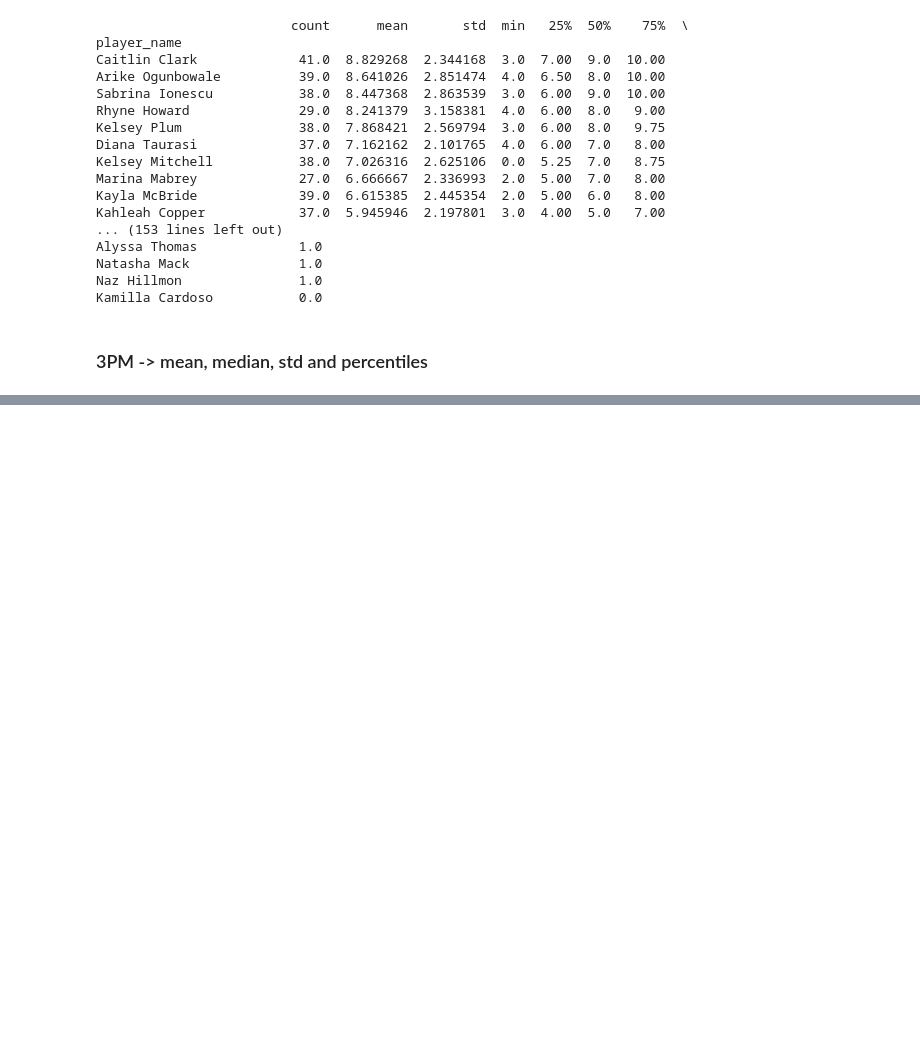
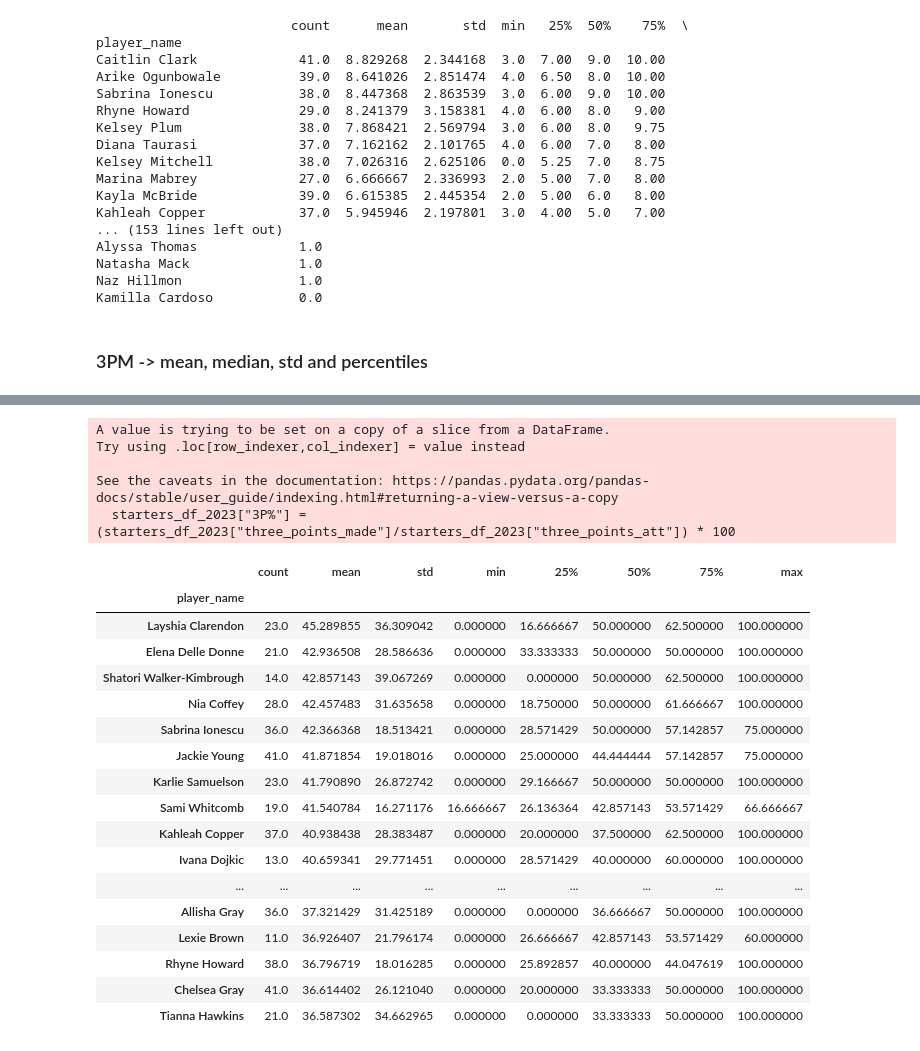
Before and after one commit to sequitria/Learning-Data-Science-via-Sports-Betting, a Jupyter notebook: summarise.ipynb, the cells around one changed output, grey strips where cells are left out. Drawn from its saved outputs; the diff is of its cells as text; code cells hidden in the pictures; blank space fills up the shorter version.

```diff
--- a/summarise.ipynb
+++ b/summarise.ipynb
@@ -327,0 +473,27 @@ Naz Hillmon               19.0  0.000000  0.000000  0.0  0.00  0.0  0.00  0.0
+# %%
+starters_df_2023["3P%"] = (starters_df_2023["three_points_made"]/starters_df_2023["three_points_att"]) * 100
+starters_df_2023.groupby("player_name")["3P%"].describe().query("count >= 10").sort_values("mean", ascending=False).head(20)
+# %% [output]
+A value is trying to be set on a copy of a slice from a DataFrame.
+Try using .loc[row_indexer,col_indexer] = value instead
+
+See the caveats in the documentation: https://pandas.pydata.org/pandas-docs/stable/user_guide/indexing.html#returning-a-view-versus-a-copy
+  starters_df_2023["3P%"] = (starters_df_2023["three_points_made"]/starters_df_2023["three_points_att"]) * 100
+|  | count | mean | std | min | 25% | 50% | 75% | max |
+| player_name |  |  |  |  |  |  |  |  |
+| Layshia Clarendon | 23.0 | 45.289855 | 36.309042 | 0.000000 | 16.666667 | 50.000000 | 62.500000 | 100.000000 |
+| Elena Delle Donne | 21.0 | 42.936508 | 28.586636 | 0.000000 | 33.333333 | 50.000000 | 50.000000 | 100.000000 |
+| Shatori Walker-Kimbrough | 14.0 | 42.857143 | 39.067269 | 0.000000 | 0.000000 | 50.000000 | 62.500000 | 100.000000 |
+| Nia Coffey | 28.0 | 42.457483 | 31.635658 | 0.000000 | 18.750000 | 50.000000 | 61.666667 | 100.000000 |
+| Sabrina Ionescu | 36.0 | 42.366368 | 18.513421 | 0.000000 | 28.571429 | 50.000000 | 57.142857 | 75.000000 |
+| Jackie Young | 41.0 | 41.871854 | 19.018016 | 0.000000 | 25.000000 | 44.444444 | 57.142857 | 75.000000 |
+| Karlie Samuelson | 23.0 | 41.790890 | 26.872742 | 0.000000 | 29.166667 | 50.000000 | 50.000000 | 100.000000 |
+| Sami Whitcomb | 19.0 | 41.540784 | 16.271176 | 16.666667 | 26.136364 | 42.857143 | 53.571429 | 66.666667 |
+| Kahleah Copper | 37.0 | 40.938438 | 28.383487 | 0.000000 | 20.000000 | 37.500000 | 62.500000 | 100.000000 |
+| Ivana Dojkic | 13.0 | 40.659341 | 29.771451 | 0.000000 | 28.571429 | 40.000000 | 60.000000 | 100.000000 |
+| ... | ... | ... | ... | ... | ... | ... | ... | ... |
+| Allisha Gray | 36.0 | 37.321429 | 31.425189 | 0.000000 | 0.000000 | 36.666667 | 50.000000 | 100.000000 |
+| Lexie Brown | 11.0 | 36.926407 | 21.796174 | 0.000000 | 26.666667 | 42.857143 | 53.571429 | 60.000000 |
+| Rhyne Howard | 38.0 | 36.796719 | 18.016285 | 0.000000 | 25.892857 | 40.000000 | 44.047619 | 100.000000 |
+| Chelsea Gray | 41.0 | 36.614402 | 26.121040 | 0.000000 | 20.000000 | 33.333333 | 50.000000 | 100.000000 |
+| Tianna Hawkins | 21.0 | 36.587302 | 34.662965 | 0.000000 | 0.000000 | 33.333333 | 50.000000 | 100.000000 |
```
Also changed, not shown: parts of 13 cells of this notebook.
